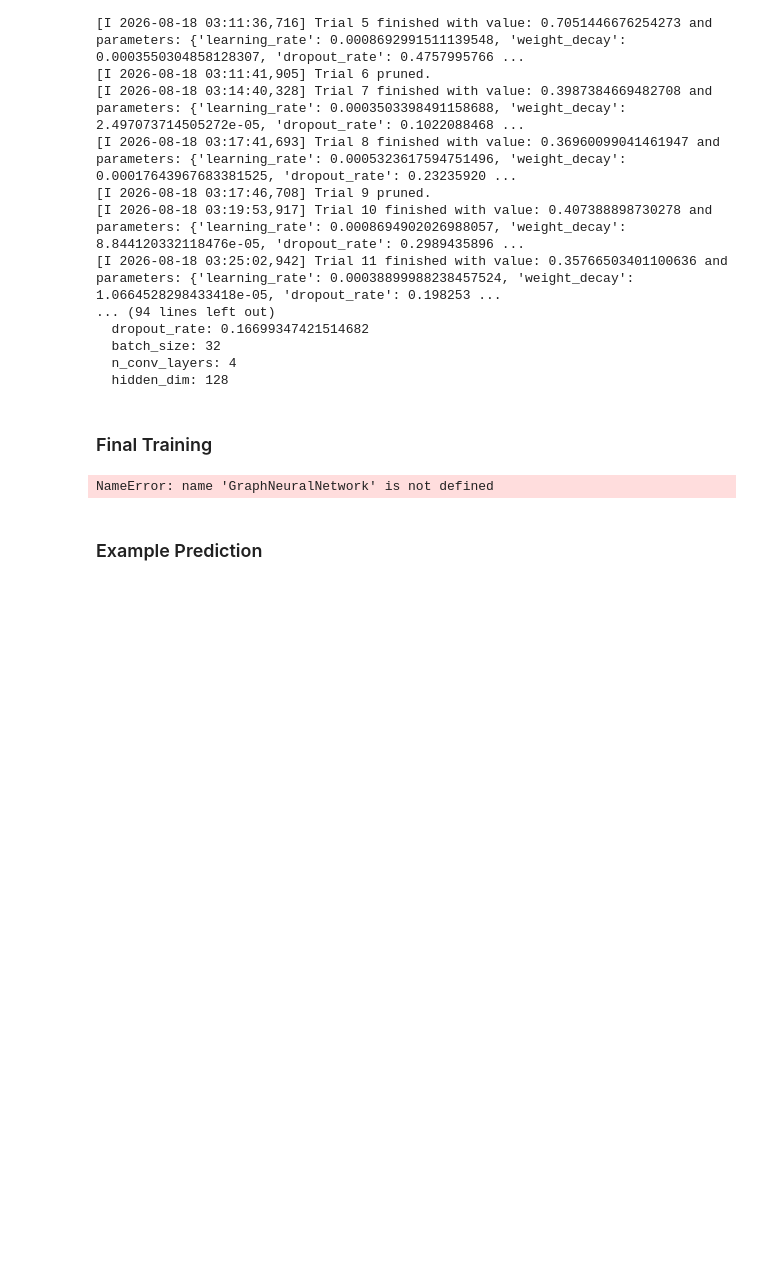
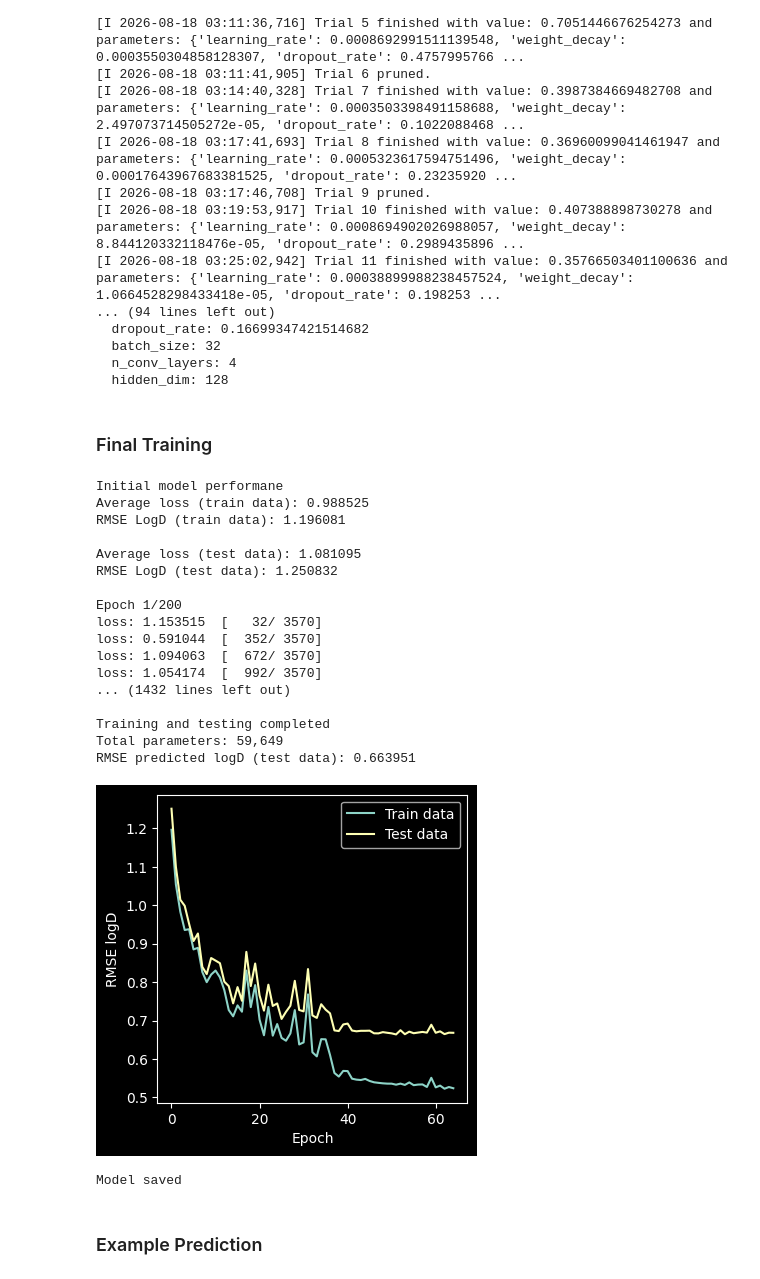
Before and after one commit to Pentaphone/nn_tests, a Jupyter notebook: nn_test2/hyperparam_optim.ipynb, the cells around one changed output. Saved outputs shown, nothing was run; the diff lists cells and outputs as text; code cells hidden in the pictures; blank space fills up the shorter version.

Commit message:
trained model with optimized hyperparameters

```diff
--- a/nn_test2/hyperparam_optim.ipynb
+++ b/nn_test2/hyperparam_optim.ipynb
@@ -322,19 +322,19 @@ for key, value in trial.params.items():
 # FINAL TRAINING
 
 model = GraphNeuralNetwork(
-    dropout_rate=trial.params["dropout_rate"],
-    n_conv_layers=trial.params["n_conv_layers"],
-    hidden_dim=trial.params["hidden_dim"],
+    dropout_rate=0.16699347421514682,
+    n_conv_layers=4,
+    hidden_dim=128,
 )
 
-train_loader = DataLoader(train_data, batch_size=trial.params["batch_size"], shuffle=True)
-test_loader = DataLoader(test_data, batch_size=trial.params["batch_size"], shuffle=False)
+train_loader = DataLoader(train_data, batch_size=32, shuffle=True)
+test_loader = DataLoader(test_data, batch_size=32, shuffle=False)
 
 loss_fn = nn.MSELoss()
 optimizer = torch.optim.AdamW(
     model.parameters(),
-    lr=trial.params["learning_rate"],
-    weight_decay=trial.params["weight_decay"]
+    lr=0.0003079919194715233,
+    weight_decay=0.0003079919194715233
 )
 lr_scheduler = torch.optim.lr_scheduler.ReduceLROnPlateau(optimizer)
 
@@ -405,34 +405,52 @@ def train_model(
   # RMSE logD
   best_rmse_logd = best_test_loss**0.5 * data_std
   print(f"RMSE predicted logD (test data): {best_rmse_logd:>8f}")
   print()
 
   # plot
   if plot:
     train_rmse = [loss**0.5 * data_std for loss in train_losses]
     test_rmse = [loss**0.5 * data_std for loss in test_losses]
 
     plt.style.use('dark_background')
     plt.figure(figsize=(4, 4))
     plt.plot(train_rmse, label="Train data")
     plt.plot(test_rmse, label="Test data")
     plt.xlabel("Epoch")
     plt.ylabel("RMSE logD")
     plt.legend()
 
     plt.show()
     print()
 
   # save
   if save:
     torch.save(model, save_path+"/model.pth")
     torch.save(model.state_dict(), save_path+"/model_weights.pth")
     print("Model saved")
 
 
 train_model(model, train_loader, test_loader)
 # %% [output]
-NameError: name 'GraphNeuralNetwork' is not defined
+Initial model performane
+Average loss (train data): 0.988525
+RMSE LogD (train data): 1.196081
+
+Average loss (test data): 1.081095
+RMSE LogD (test data): 1.250832
+
+Epoch 1/200
+loss: 1.153515  [   32/ 3570]
+loss: 0.591044  [  352/ 3570]
+loss: 1.094063  [  672/ 3570]
+loss: 1.054174  [  992/ 3570]
+... (1432 lines left out)
+
+Training and testing completed
+Total parameters: 59,649
+RMSE predicted logD (test data): 0.663951
+[figure, added]
+Model saved
 # %% [markdown]
 ### Example Prediction
 # %%
```
Also changed, not shown: parts of 2 cells of this notebook.
